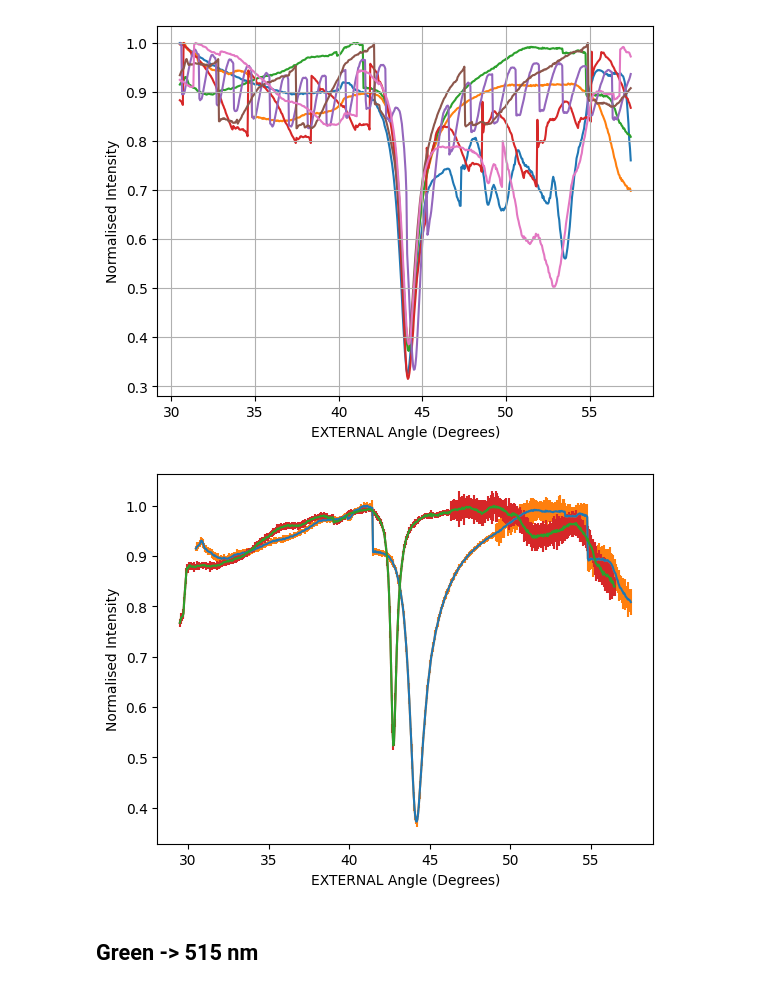
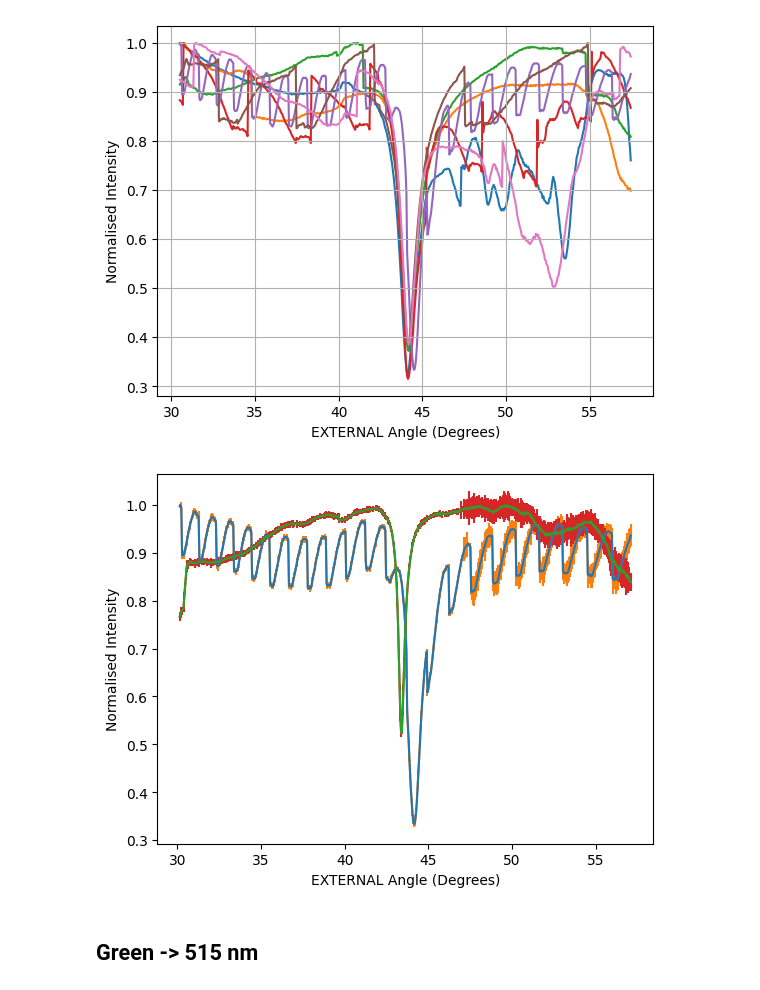
Before and after one commit to daraghhollman/UCD_PASS_Labs, a Jupyter notebook: Surface_Plasmons/Python/surfacePlasmonsAnalysis.ipynb, the cells around one changed output. Saved outputs shown, nothing was run; the diff lists cells and outputs as text; code cells hidden in the pictures.

```diff
--- a/Surface_Plasmons/Python/surfacePlasmonsAnalysis.ipynb
+++ b/Surface_Plasmons/Python/surfacePlasmonsAnalysis.ipynb
@@ -152,10 +152,10 @@ for file in fileListRed:
 # %% [output]
 [figure]
 # %%
-PlotFile("day4_RED/day4Red5.txt", offset=30.5)
-PlotFile("13nm/red/red01.txt",offset=29.5)
+PlotFile("10nm/red/red01.txt", offset=30.15)
+PlotFile("13nm/red/red01.txt",offset=30.15)
 # %% [output]
-[figure, old version]
+[figure, new version]
 # %% [markdown]
 ## Green -> 515 nm
 # %%
```
Also changed, not shown: parts of 2 cells of this notebook, 22 other files.
